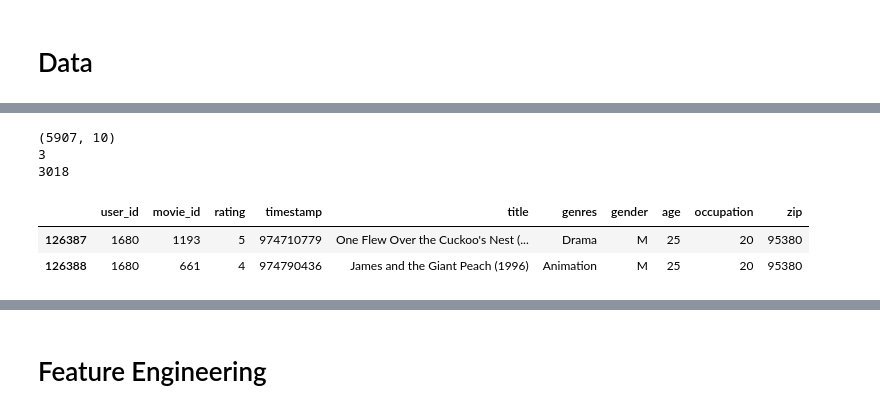
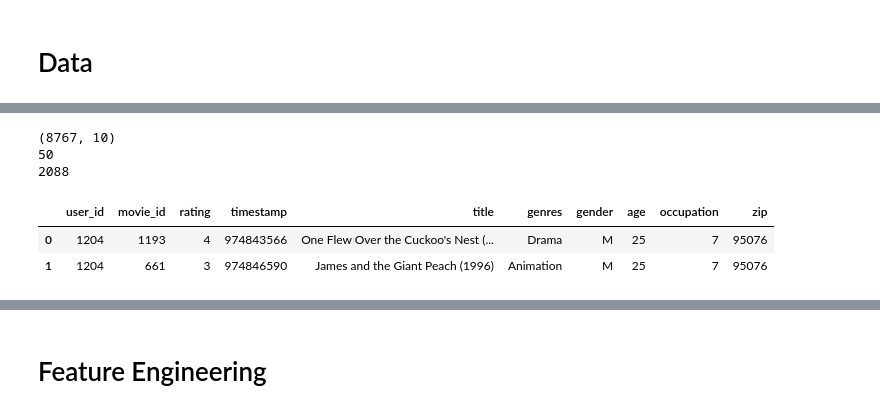
Before and after one commit to lingyu001/Recommendation, a Jupyter notebook: YoutubeDNN_breakdown.ipynb, the cells around one changed output, grey strips where cells are left out. Saved outputs shown, nothing was run; the diff lists cells and outputs as text; code cells hidden in the pictures.

```diff
--- a/YoutubeDNN_breakdown.ipynb
+++ b/YoutubeDNN_breakdown.ipynb
@@ -67,0 +75,2 @@ time: 95.1 ms (started: 2022-10-12 15:41:39 +00:00)
+# %%
+user = user.sample(50, random_state=2022)
@@ -68,24 +79,19 @@ time: 95.1 ms (started: 2022-10-12 15:41:39 +00:00)
 # %%
-data_path = "./"
-
-unames = ['user_id','gender','age','occupation','zip']
-user = pd.read_csv(data_path+'ml-1m/users.dat',sep='::',header=None,names=unames)
 rnames = ['user_id','movie_id','rating','timestamp']
 ratings = pd.read_csv(data_path+'ml-1m/ratings.dat',sep='::',header=None,names=rnames)
 mnames = ['movie_id','title','genres']
 movies = pd.read_csv(data_path+'ml-1m/movies.dat',sep='::',header=None,names=mnames,encoding="unicode_escape")
 movies['genres'] = list(map(lambda x: x.split('|')[0], movies['genres'].values))
 
 data = pd.merge(pd.merge(ratings,movies),user)#.iloc[:10000] # taking 1w
-data = data[data['user_id'].isin([4169,1680,4277])]
 print(data.shape)
 print(data.user_id.nunique())
 print(data.movie_id.nunique())
 data.head(2)
 # %% [output]
-(5907, 10)
-3
-3018
+(8767, 10)
+50
+2088
 |  | user_id | movie_id | rating | timestamp | title | genres | gender | age | occupation | zip |
-| 126387 | 1680 | 1193 | 5 | 974710779 | One Flew Over the Cuckoo's Nest (... | Drama | M | 25 | 20 | 95380 |
-| 126388 | 1680 | 661 | 4 | 974790436 | James and the Giant Peach (1996) | Animation | M | 25 | 20 | 95380 |
+| 0 | 1204 | 1193 | 4 | 974843566 | One Flew Over the Cuckoo's Nest (... | Drama | M | 25 | 7 | 95076 |
+| 1 | 1204 | 661 | 3 | 974846590 | James and the Giant Peach (1996) | Animation | M | 25 | 7 | 95076 |
```
Also changed, not shown: parts of 99 cells of this notebook.
